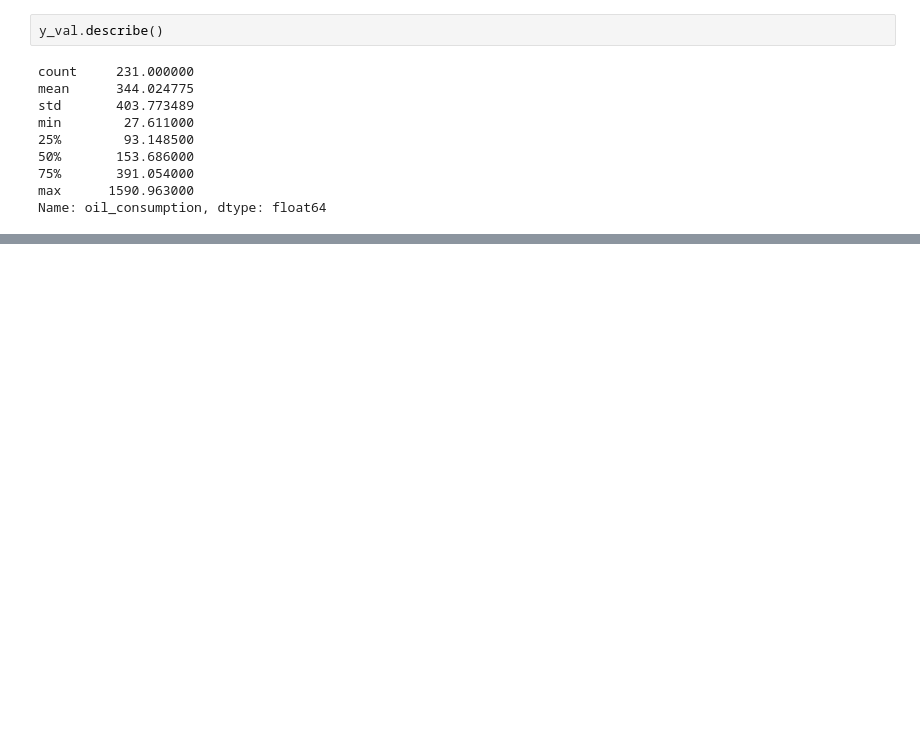
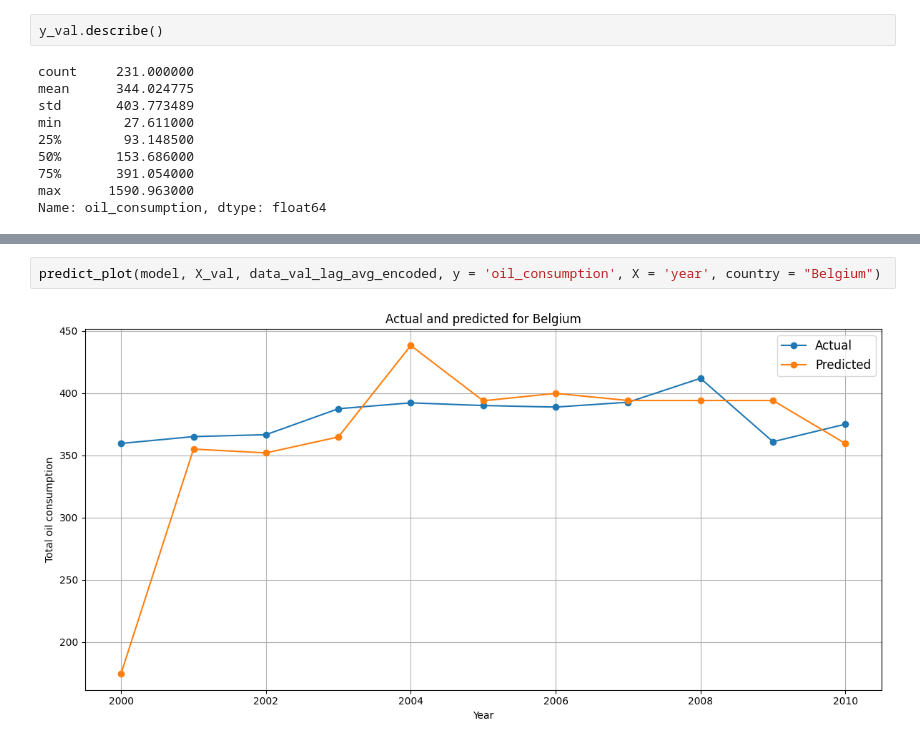
Before and after one commit to MertKir-R/energy_consumption_prediction, a Jupyter notebook: notebooks/world_energy_consumption.ipynb, the cells around one changed output, grey strips where cells are left out. Saved outputs shown, nothing was run; the diff lists cells and outputs as text; blank space fills up the shorter version.

```diff
--- a/notebooks/world_energy_consumption.ipynb
+++ b/notebooks/world_energy_consumption.ipynb
@@ -1327,0 +1373,4 @@ for name, val in zip([s.name for s in space], res.x):
+# %%
+predict_plot(model, X_val, data_val_lag_avg_encoded, y = 'oil_consumption', X = 'year', country = "Belgium")
+# %% [output]
+[figure, added]
```
Also changed, not shown: parts of 20 cells of this notebook, 4 other files.
